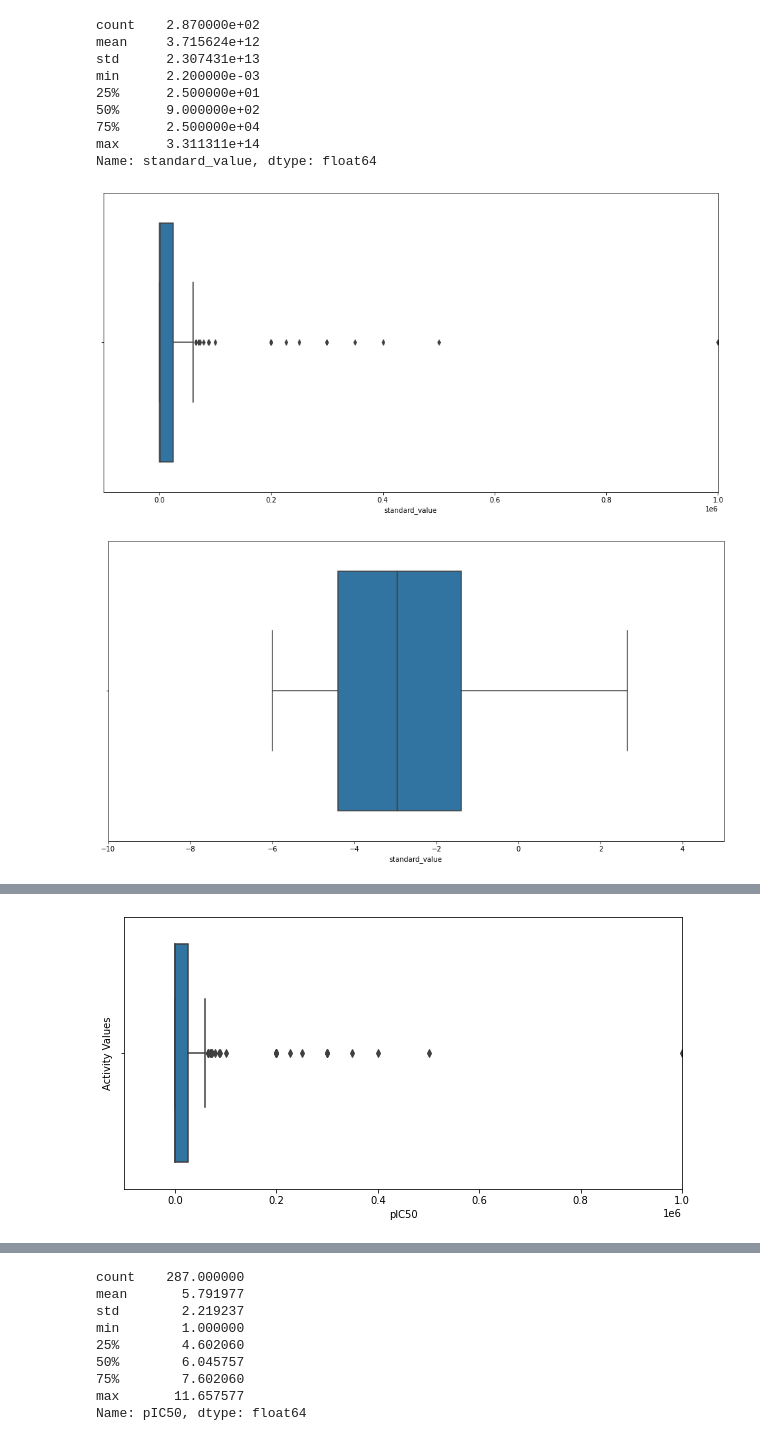
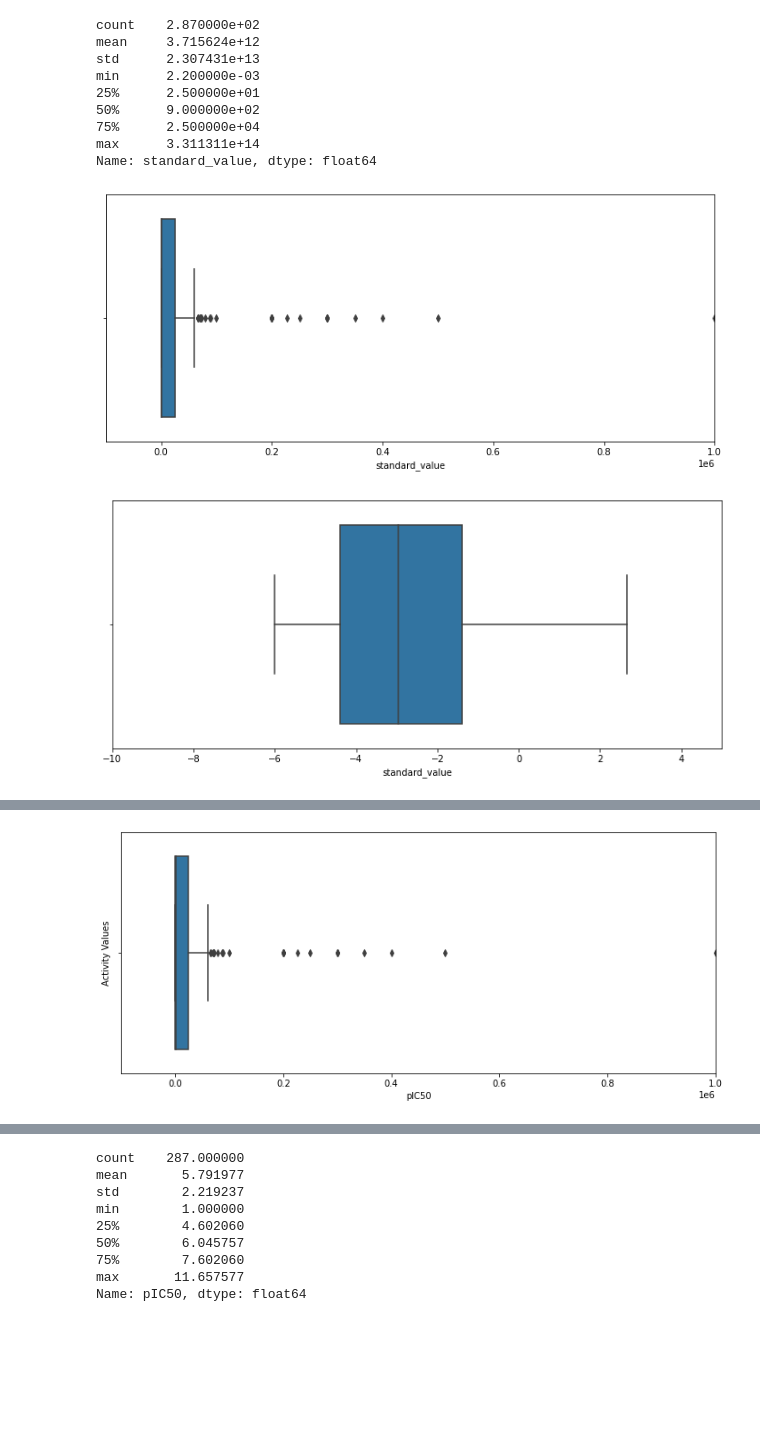
Before and after one commit to mehdimerbah/CompDrugDiscovery, a Jupyter notebook: EDA_Normalization.ipynb, the cells around one changed output, grey strips where cells are left out. Saved outputs shown, nothing was run; the diff lists cells and outputs as text; code cells hidden in the pictures; blank space fills up the shorter version.

```diff
--- a/EDA_Normalization.ipynb
+++ b/EDA_Normalization.ipynb
@@ -105,20 +105,20 @@ max      3.311311e+14
 Name: standard_value, dtype: float64
 # %%
 # The boxplot highlights the skewness
-plt.figure(figsize=(16,8))
+plt.figure(figsize=(12,5))
 plt.xlim(-100000,1000000)
 sns.boxplot(x=final_DF.standard_value)
 plt.show()
 # %% [output]
-[figure, old version]
+[figure, new version]
 # %%
 # We can see how log10 normalization would affect the data distribution
-plt.figure(figsize=(16,8))
+plt.figure(figsize=(12,5))
 plt.xlim(-10,5)
 sns.boxplot(x=-np.log10(final_DF.standard_value))
 plt.show()
 # %% [output]
-[figure, old version]
+[figure, new version]
 # %%
 # First let's cap the values
 norm = []
@@ -141,13 +141,13 @@ final_DF.head(5)
 | 4 | CHEMBL188484 | O=C1C(=O)N(Cc2cc3ccccc3o2)c2ccc(I... | active | 403.175 | 3.76690 | 0.0 | 3.0 | ... |
 # %%
 # Let's look at the data distribution again to make sure we did not change anything so far
-plt.figure(figsize=(10,5))
+plt.figure(figsize=(12,5))
 plt.xlim(-100000,1000000)
 plt.ylabel('Activity Values')
 sns.boxplot(x = final_DF.pIC50)
 plt.show()
 # %% [output]
-[figure, old version]
+[figure, new version]
 # %%
 # Now we can normalize the values
 final_DF['pIC50'] = final_DF['pIC50']*(10**-9)
```
Also changed, not shown: parts of 4 cells of this notebook.
